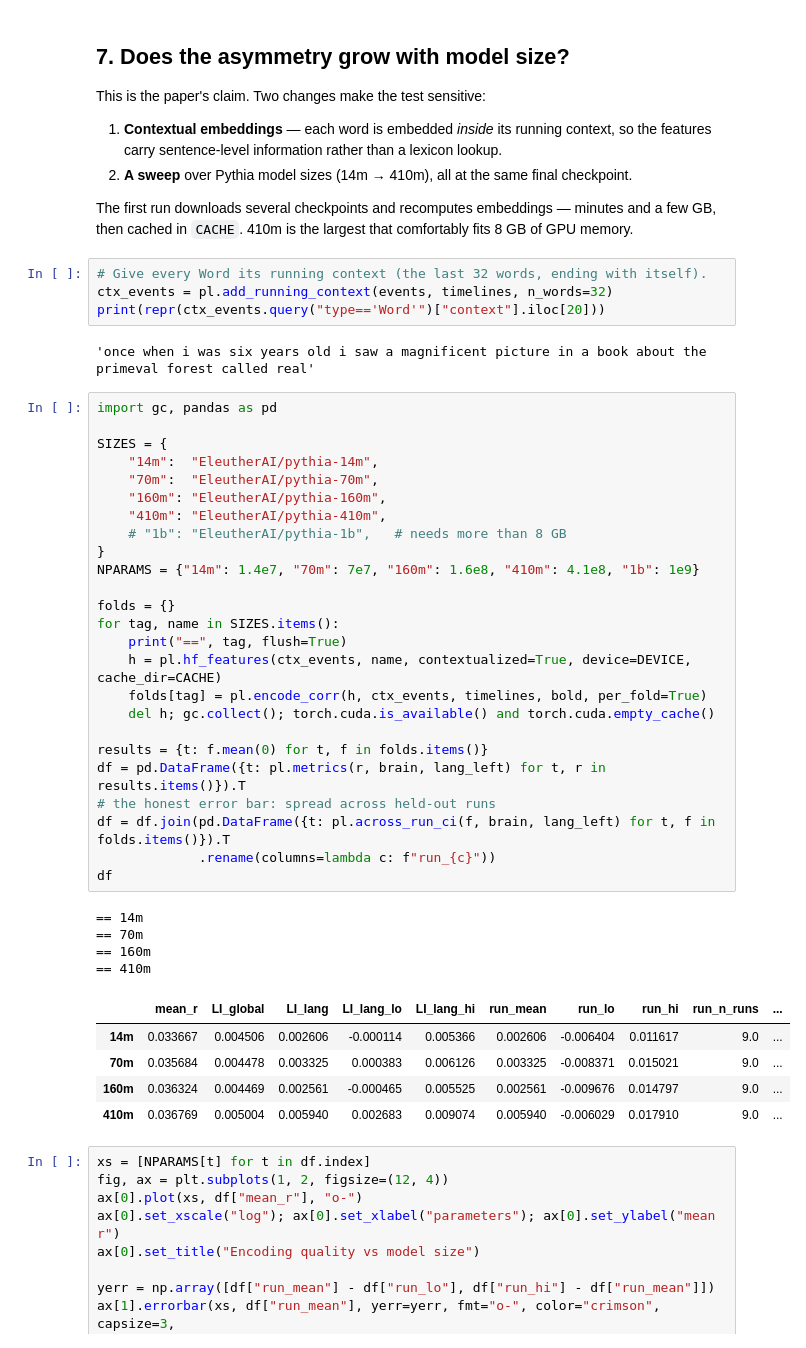
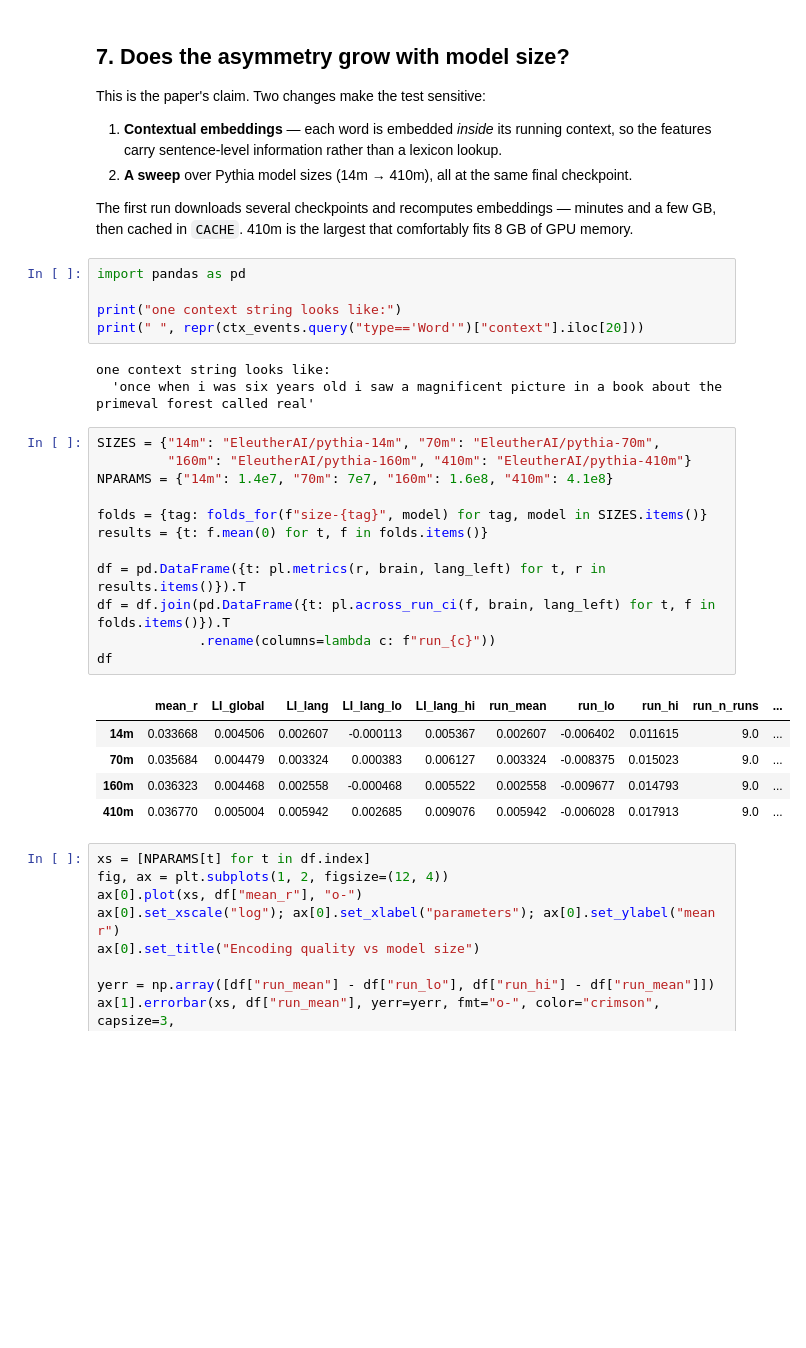
Before and after one commit to BelCorentin/lpp-lateralization-workshop, a Jupyter notebook: notebooks/lpp_lateralization.executed.ipynb, the cells around one changed output. Cells and saved outputs as stored; diff of their text form; blank space fills up the shorter version.

```diff
--- a/notebooks/lpp_lateralization.executed.ipynb
+++ b/notebooks/lpp_lateralization.executed.ipynb
@@ -273,46 +426,31 @@ The first run downloads several checkpoints and recomputes embeddings — minute
 and a few GB, then cached in `CACHE`. 410m is the largest that comfortably fits
 8 GB of GPU memory.
 # %%
-# Give every Word its running context (the last 32 words, ending with itself).
-ctx_events = pl.add_running_context(events, timelines, n_words=32)
-print(repr(ctx_events.query("type=='Word'")["context"].iloc[20]))
+import pandas as pd
+
+print("one context string looks like:")
+print(" ", repr(ctx_events.query("type=='Word'")["context"].iloc[20]))
 # %% [output]
-'once when i was six years old i saw a magnificent picture in a book about the primeval forest called real'
+one context string looks like:
+  'once when i was six years old i saw a magnificent picture in a book about the primeval forest called real'
 # %%
-import gc, pandas as pd
+SIZES = {"14m": "EleutherAI/pythia-14m", "70m": "EleutherAI/pythia-70m",
+         "160m": "EleutherAI/pythia-160m", "410m": "EleutherAI/pythia-410m"}
+NPARAMS = {"14m": 1.4e7, "70m": 7e7, "160m": 1.6e8, "410m": 4.1e8}
 
-SIZES = {
-    "14m":  "EleutherAI/pythia-14m",
-    "70m":  "EleutherAI/pythia-70m",
-    "160m": "EleutherAI/pythia-160m",
-    "410m": "EleutherAI/pythia-410m",
-    # "1b": "EleutherAI/pythia-1b",   # needs more than 8 GB
-}
-NPARAMS = {"14m": 1.4e7, "70m": 7e7, "160m": 1.6e8, "410m": 4.1e8, "1b": 1e9}
+folds = {tag: folds_for(f"size-{tag}", model) for tag, model in SIZES.items()}
+results = {t: f.mean(0) for t, f in folds.items()}
 
-folds = {}
-for tag, name in SIZES.items():
-    print("==", tag, flush=True)
-    h = pl.hf_features(ctx_events, name, contextualized=True, device=DEVICE, cache_dir=CACHE)
-    folds[tag] = pl.encode_corr(h, ctx_events, timelines, bold, per_fold=True)
-    del h; gc.collect(); torch.cuda.is_available() and torch.cuda.empty_cache()
-
-results = {t: f.mean(0) for t, f in folds.items()}
 df = pd.DataFrame({t: pl.metrics(r, brain, lang_left) for t, r in results.items()}).T
-# the honest error bar: spread across held-out runs
 df = df.join(pd.DataFrame({t: pl.across_run_ci(f, brain, lang_left) for t, f in folds.items()}).T
              .rename(columns=lambda c: f"run_{c}"))
 df
 # %% [output]
-== 14m
-== 70m
-== 160m
-== 410m
 |  | mean_r | LI_global | LI_lang | LI_lang_lo | LI_lang_hi | run_mean | run_lo | run_hi | run_n_runs | ... |
-| 14m | 0.033667 | 0.004506 | 0.002606 | -0.000114 | 0.005366 | 0.002606 | -0.006404 | 0.011617 | 9.0 | ... |
-| 70m | 0.035684 | 0.004478 | 0.003325 | 0.000383 | 0.006126 | 0.003325 | -0.008371 | 0.015021 | 9.0 | ... |
-| 160m | 0.036324 | 0.004469 | 0.002561 | -0.000465 | 0.005525 | 0.002561 | -0.009676 | 0.014797 | 9.0 | ... |
-| 410m | 0.036769 | 0.005004 | 0.005940 | 0.002683 | 0.009074 | 0.005940 | -0.006029 | 0.017910 | 9.0 | ... |
+| 14m | 0.033668 | 0.004506 | 0.002607 | -0.000113 | 0.005367 | 0.002607 | -0.006402 | 0.011615 | 9.0 | ... |
+| 70m | 0.035684 | 0.004479 | 0.003324 | 0.000383 | 0.006127 | 0.003324 | -0.008375 | 0.015023 | 9.0 | ... |
+| 160m | 0.036323 | 0.004468 | 0.002558 | -0.000468 | 0.005522 | 0.002558 | -0.009677 | 0.014793 | 9.0 | ... |
+| 410m | 0.036770 | 0.005004 | 0.005942 | 0.002685 | 0.009076 | 0.005942 | -0.006028 | 0.017913 | 9.0 | ... |
 # %%
 xs = [NPARAMS[t] for t in df.index]
 fig, ax = plt.subplots(1, 2, figsize=(12, 4))
```
Also changed, not shown: parts of 23 cells of this notebook, 8 other files.
